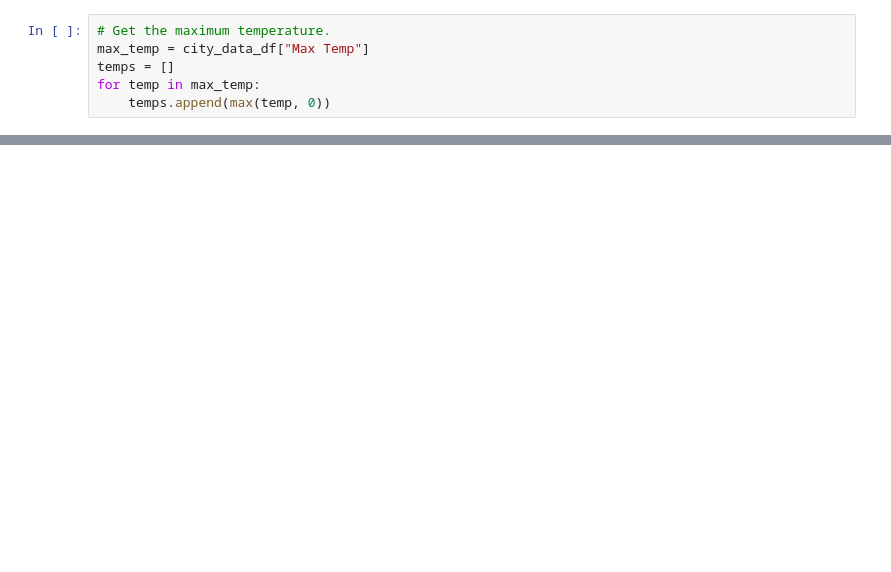
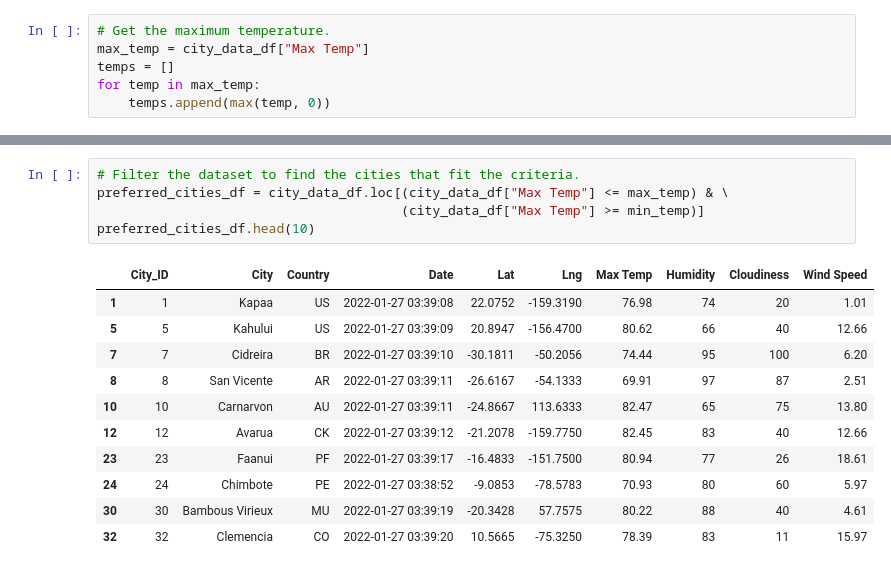
Before and after one commit to Angiecore/World_Weather_Analysis, a Jupyter notebook: VacationPy.ipynb, the cells around one changed output, grey strips where cells are left out. Cells and saved outputs as stored; diff of their text form; blank space fills up the shorter version.

```diff
--- a/VacationPy.ipynb
+++ b/VacationPy.ipynb
@@ -66,0 +173,17 @@ for temp in max_temp:
+# %%
+# Filter the dataset to find the cities that fit the criteria.
+preferred_cities_df = city_data_df.loc[(city_data_df["Max Temp"] <= max_temp) & \
+                                       (city_data_df["Max Temp"] >= min_temp)]
+preferred_cities_df.head(10)
+# %% [output]
+|  | City_ID | City | Country | Date | Lat | Lng | Max Temp | Humidity | Cloudiness | Wind Speed |
+| 1 | 1 | Kapaa | US | 2022-01-27 03:39:08 | 22.0752 | -159.3190 | 76.98 | 74 | 20 | 1.01 |
+| 5 | 5 | Kahului | US | 2022-01-27 03:39:09 | 20.8947 | -156.4700 | 80.62 | 66 | 40 | 12.66 |
+| 7 | 7 | Cidreira | BR | 2022-01-27 03:39:10 | -30.1811 | -50.2056 | 74.44 | 95 | 100 | 6.20 |
+| 8 | 8 | San Vicente | AR | 2022-01-27 03:39:11 | -26.6167 | -54.1333 | 69.91 | 97 | 87 | 2.51 |
+| 10 | 10 | Carnarvon | AU | 2022-01-27 03:39:11 | -24.8667 | 113.6333 | 82.47 | 65 | 75 | 13.80 |
+| 12 | 12 | Avarua | CK | 2022-01-27 03:39:12 | -21.2078 | -159.7750 | 82.45 | 83 | 40 | 12.66 |
+| 23 | 23 | Faanui | PF | 2022-01-27 03:39:17 | -16.4833 | -151.7500 | 80.94 | 77 | 26 | 18.61 |
+| 24 | 24 | Chimbote | PE | 2022-01-27 03:38:52 | -9.0853 | -78.5783 | 70.93 | 80 | 60 | 5.97 |
+| 30 | 30 | Bambous Virieux | MU | 2022-01-27 03:39:19 | -20.3428 | 57.7575 | 80.22 | 88 | 40 | 4.61 |
+| 32 | 32 | Clemencia | CO | 2022-01-27 03:39:20 | 10.5665 | -75.3250 | 78.39 | 83 | 11 | 15.97 |
```
Also changed, not shown: parts of 24 cells of this notebook.
